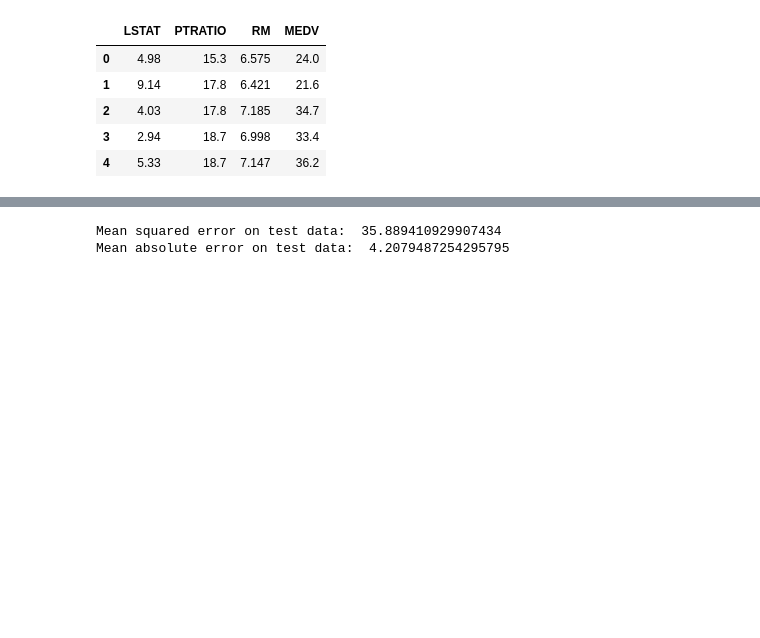
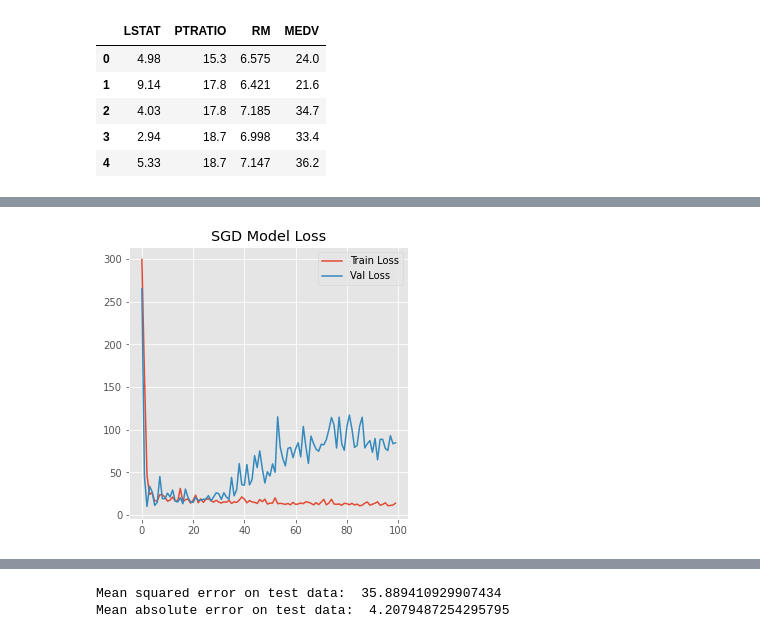
Before and after one commit to HarishBachu/NNDL, a Jupyter notebook: Q1c-Copy1.ipynb, the cells around one changed output, grey strips where cells are left out. Drawn from its saved outputs; the diff is of its cells as text; code cells hidden in the pictures; blank space fills up the shorter version.

```diff
--- a/Q1c-Copy1.ipynb
+++ b/Q1c-Copy1.ipynb
@@ -113,0 +77,5 @@ _________________________________________________________________
+# %%
+#Model Build, SGD
+
+sgdModel = getModel()
+sgdModel.compile(optimizer='SGD', loss='mse', metrics=['mae'])
@@ -114,4 +129,4 @@ _________________________________________________________________
 # %%
-history = model3.fit(X_train, y_train, epochs=100, validation_split=0.05)
+sgdHist = sgdModel.fit(X_train, y_train, epochs=100, validation_split=0.05)
 # %% [output]
 Epoch 1/100
@@ -197,0 +178,9 @@ fig.show()
+# %%
+plt.figure(figsize = (5, 5))
+plt.plot(sgdHist.history["loss"], label = "Train Loss")
+plt.plot(sgdHist.history["val_loss"], label = "Val Loss")
+plt.legend()
+plt.title("SGD Model Loss")
+plt.show()
+# %% [output]
+[figure, added]
```
Also changed, not shown: parts of 19 cells of this notebook.
